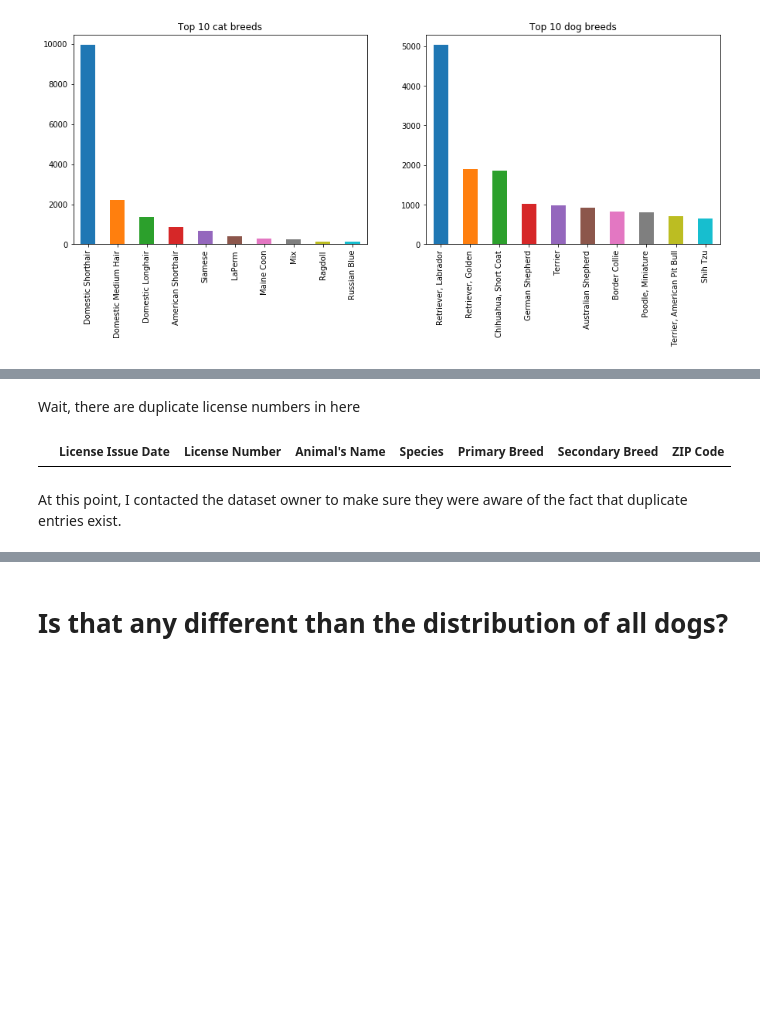
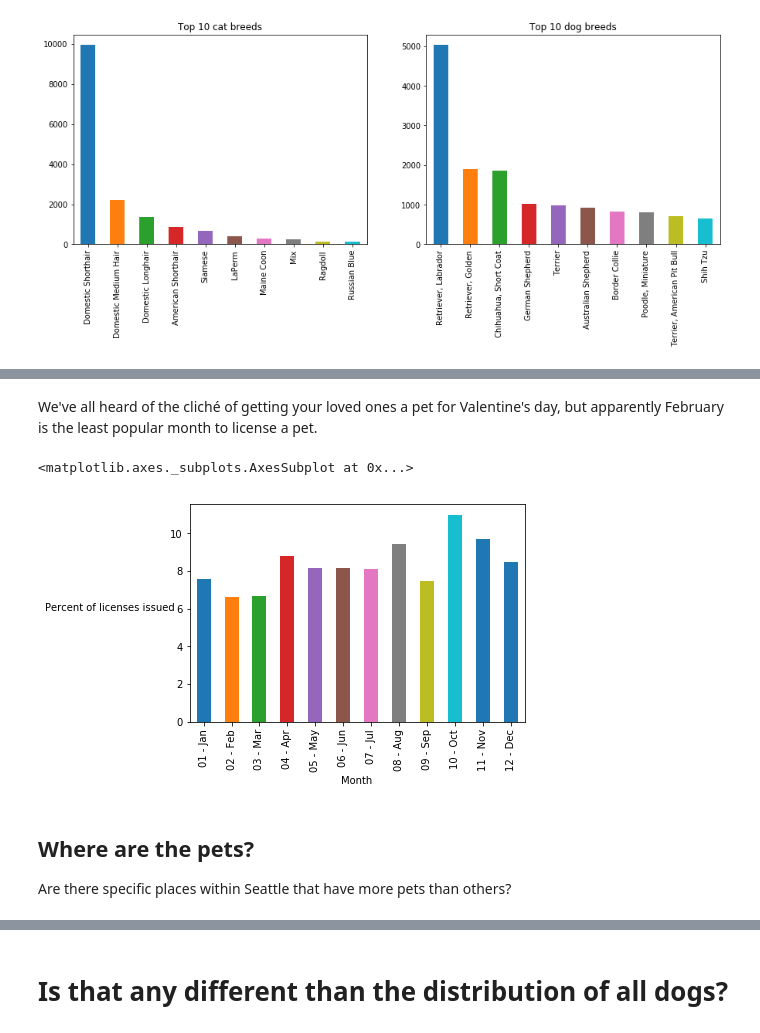
Before and after one commit to brookskindle/brookskindle.github.io, a Jupyter notebook: content/seattle_pets.ipynb, the cells around one changed output, grey strips where cells are left out. Drawn from its saved outputs; the diff is of its cells as text; code cells hidden in the pictures; blank space fills up the shorter version.

```diff
--- a/content/seattle_pets.ipynb
+++ b/content/seattle_pets.ipynb
@@ -186,8 +161,21 @@ corgis
-# %% [markdown]
-Wait, there are duplicate license numbers in here
-# %%
-corgis[corgis.duplicated(subset=["License Number"])]
-# %% [output]
-|  | License Issue Date | License Number | Animal's Name | Species | Primary Breed | Secondary Breed | ZIP Code |
-# %% [markdown]
-At this point, I contacted the dataset owner to make sure they were aware of the fact that duplicate entries exist.
+# %% [markdown]
+We've all heard of the cliché of getting your loved ones a pet for Valentine's day, but apparently February is the least popular month to license a pet.
+# %%
+ax = (pets
+ .license_issued
+ .apply(lambda date: date.strftime("%m - %b"))
+ .value_counts(normalize=True).apply(lambda percent: percent * 100)
+ .sort_index()
+ .plot.bar()
+)
+
+ax.set_ylabel("Percent of licenses issued", rotation=0, labelpad=60)
+ax.set_xlabel("Month")
+
+ax
+# %% [output]
+<matplotlib.axes._subplots.AxesSubplot at 0x...>
+[figure, added]
+# %% [markdown]
+## Where are the pets?
+Are there specific places within Seattle that have more pets than others?
```
Also changed, not shown: parts of 8 cells of this notebook.
